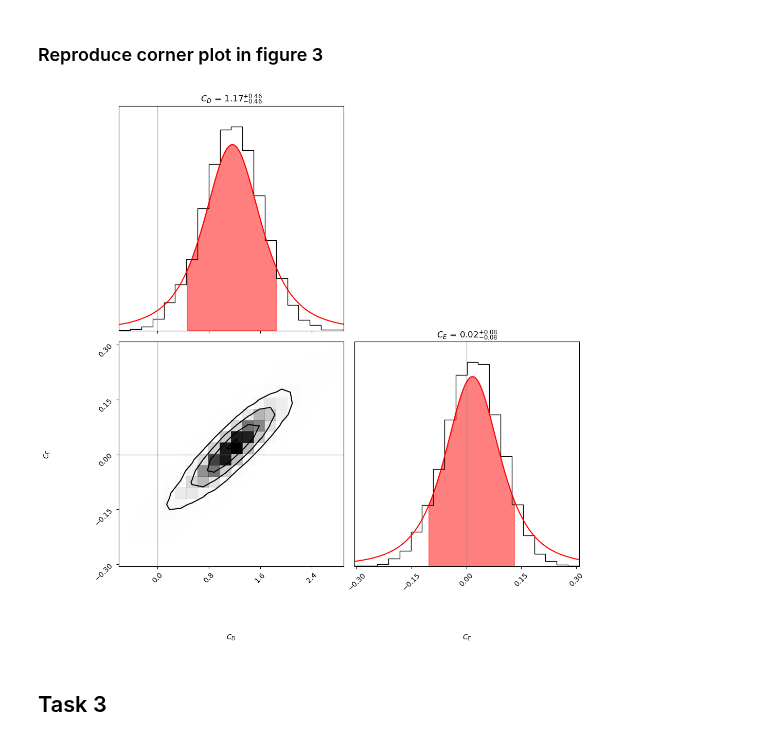
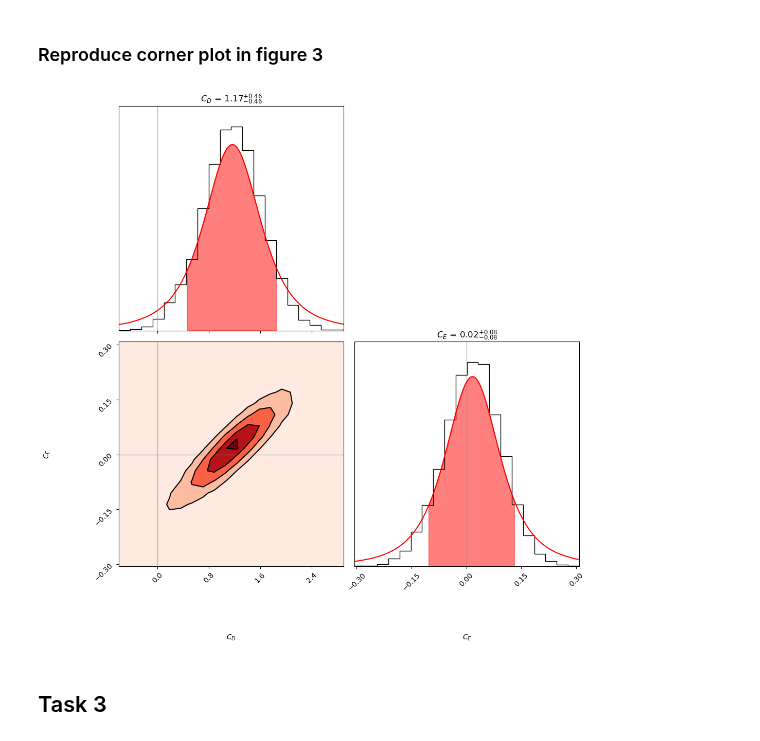
Before and after one commit to stach/lfd-project, a Jupyter notebook: Project1/project1.ipynb, the cells around one changed output. Saved outputs shown, nothing was run; the diff lists cells and outputs as text; code cells hidden in the pictures.

```diff
--- a/Project1/project1.ipynb
+++ b/Project1/project1.ipynb
@@ -394,7 +394,13 @@ corner_kwargs={
     "fig":figure,
     "smooth":0.5,
     "density": True,
-    "color":"black"
+    "color":"black",
+    "plot_density": False,
+    "fill_contours": True,
+    "contourf_kwargs": {
+        "cmap": "Reds",
+        "colors": None
+    }
 }
 
 corner.corner(samples,
@@ -404,34 +410,34 @@ corner.corner(samples,
               )
 
 # Plot vertical lines for the confidence interval
 for i, ax in enumerate(figure.get_axes()):
     if i==0:
         # Top left
         ax.axvline(0, color='grey', linestyle='-', linewidth=1, alpha=.5)
 
         x, y = fit_t(samples[:,0])
         ax.plot(x, y, color="red")
 
         x_quant, y_quant = fit_t(samples[:,0], quantile=True)
         ax.fill_between(x_quant, y_quant, color="red", alpha=0.5)
     if i==2:
         # Bottom left
         ax.axvline(0, color='grey', linestyle='-', linewidth=1, alpha=.5)
         ax.axhline(0, color='grey', linestyle='-', linewidth=1, alpha=.5)
     if i==3:
         # Bottom right
         ax.axvline(0, color='grey', linestyle='-', linewidth=1, alpha=.5)
 
         x, y = fit_t(samples[:,1])
         ax.plot(x, y, color="red")
 
         x_quant, y_quant = fit_t(samples[:,1], quantile=True)
         ax.fill_between(x_quant, y_quant, color="red", alpha=0.5)
 
 # Show the plot
 plt.show()
 # %% [output]
-[figure, old version]
+[figure, new version]
 # %% [markdown]
 ## Task 3
 # %% [markdown]
```
Also changed, not shown: parts of 3 cells of this notebook.
